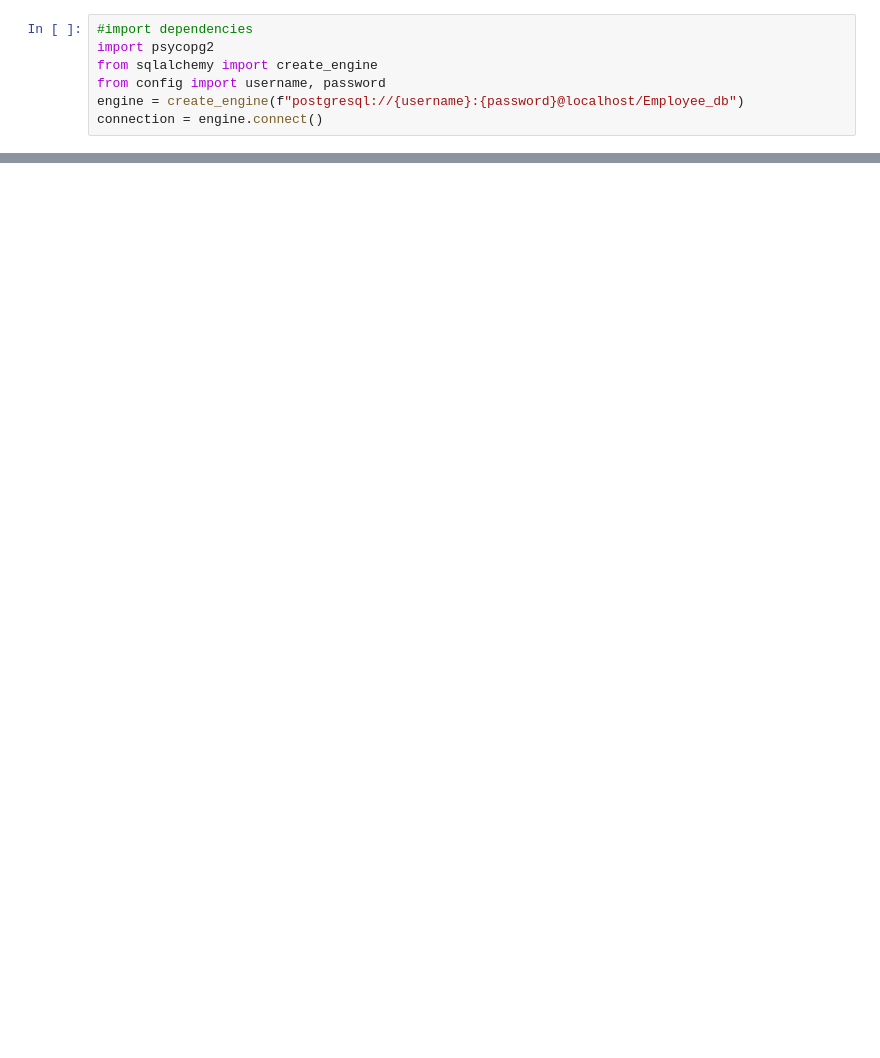
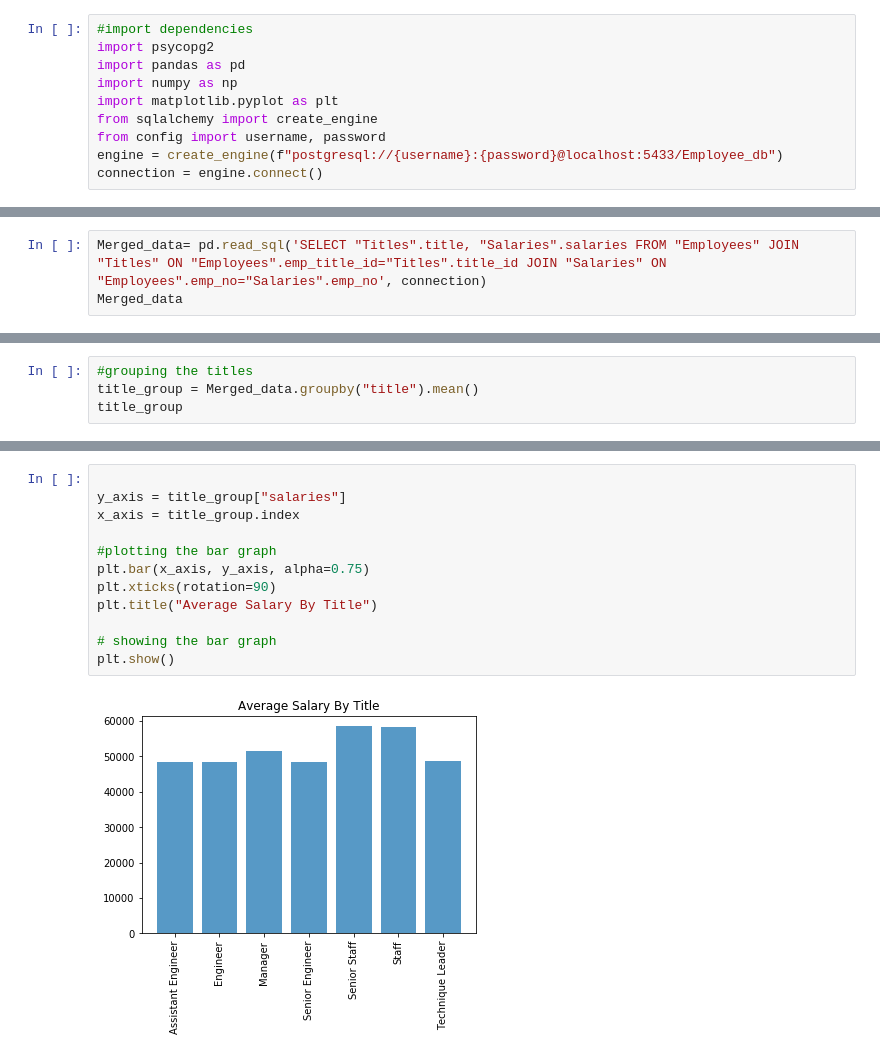
Before and after one commit to temidolan/SQL-Database-Utilization, a Jupyter notebook: Employees_db.ipynb, the cells around one changed output, grey strips where cells are left out. Cells and saved outputs as stored; diff of their text form; blank space fills up the shorter version.

```diff
--- a/Employees_db.ipynb
+++ b/Employees_db.ipynb
@@ -1,7 +1,10 @@
 # %%
 #import dependencies
 import psycopg2
+import pandas as pd
+import numpy as np
+import matplotlib.pyplot as plt
 from sqlalchemy import create_engine
 from config import username, password
-engine = create_engine(f"postgresql://{username}:{password}@localhost/Employee_db")
+engine = create_engine(f"postgresql://{username}:{password}@localhost:5433/Employee_db")
 connection = engine.connect()
@@ -11,0 +50,3 @@ OperationalError: (psycopg2.OperationalError) FATAL:  database "Employee_db" doe
+# %%
+Merged_data= pd.read_sql('SELECT "Titles".title, "Salaries".salaries FROM "Employees" JOIN "Titles" ON "Employees".emp_title_id="Titles".title_id JOIN "Salaries" ON "Employees".emp_no="Salaries".emp_no', connection)
+Merged_data
@@ -11,0 +67,4 @@ OperationalError: (psycopg2.OperationalError) FATAL:  database "Employee_db" doe
+# %%
+#grouping the titles
+title_group = Merged_data.groupby("title").mean()
+title_group
@@ -11,0 +81,14 @@ OperationalError: (psycopg2.OperationalError) FATAL:  database "Employee_db" doe
+# %%
+
+y_axis = title_group["salaries"]
+x_axis = title_group.index
+
+#plotting the bar graph
+plt.bar(x_axis, y_axis, alpha=0.75)
+plt.xticks(rotation=90)
+plt.title("Average Salary By Title")
+
+# showing the bar graph
+plt.show()
+# %% [output]
+[figure, added]
```
Also changed, not shown: parts of 7 cells of this notebook.
